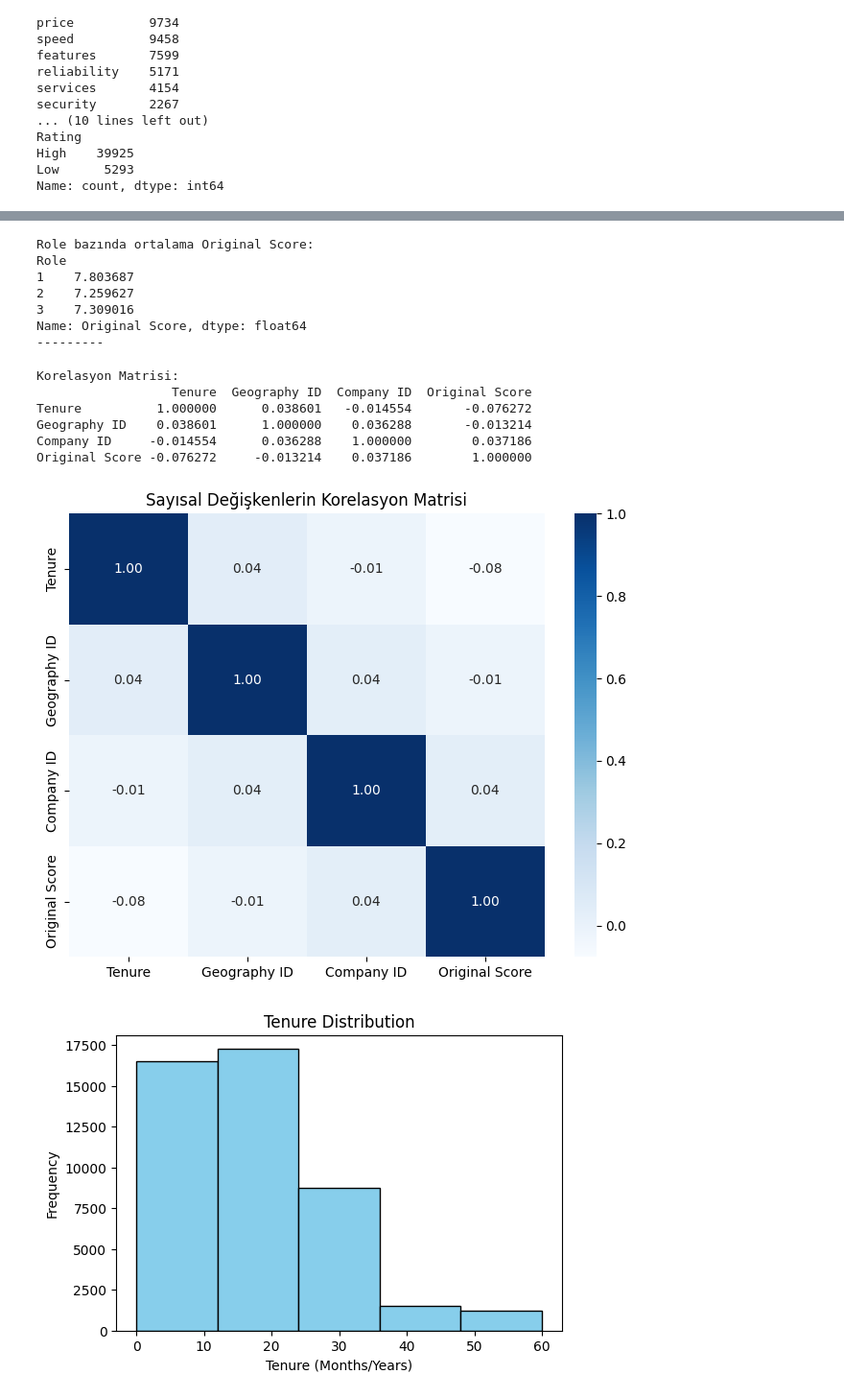
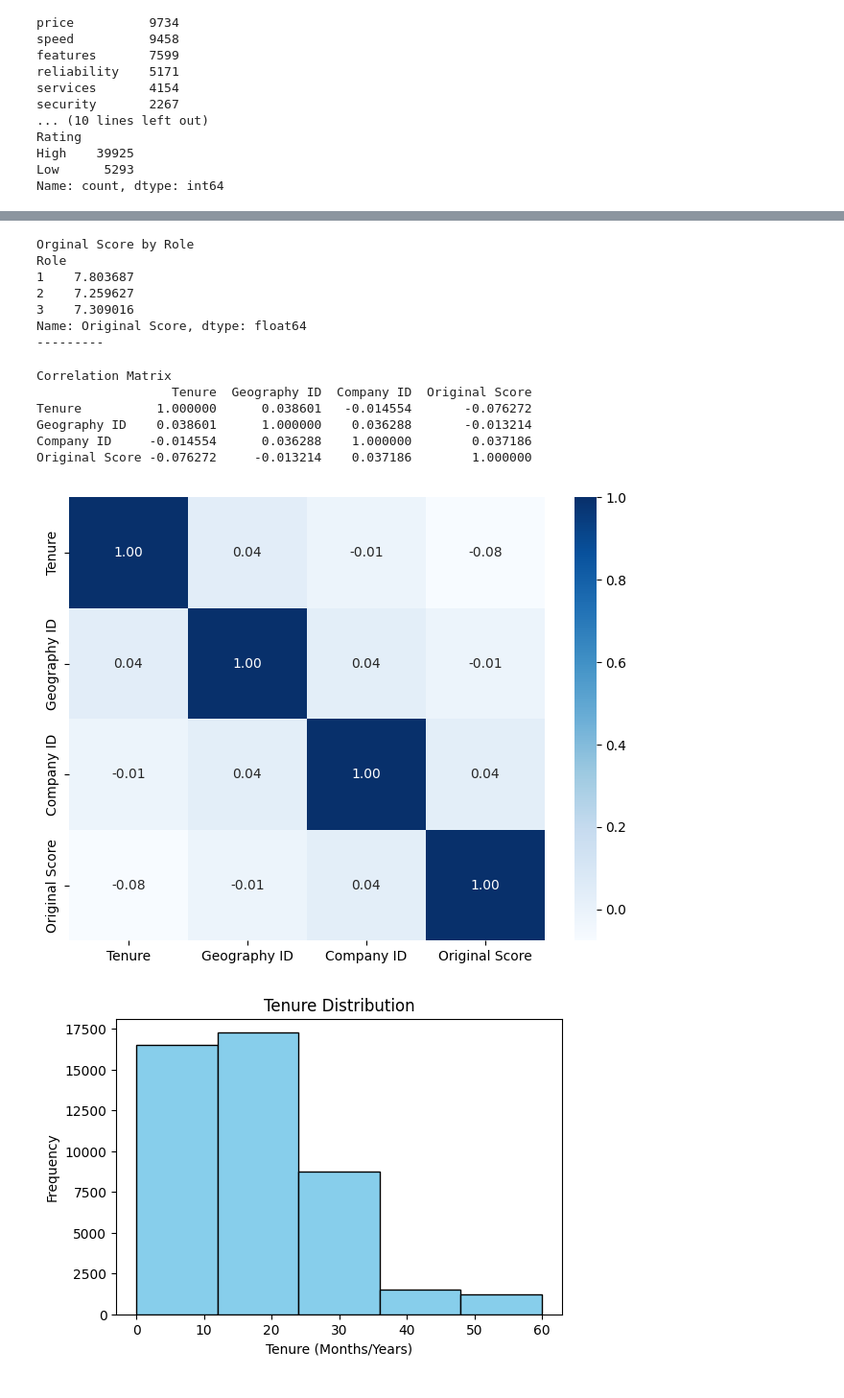
Before and after one commit to nihad-rusanov/EtaVista_Task, a Jupyter notebook: Data Analysis and Visualization Task/anlysis_task_solution.ipynb, the cells around one changed output, grey strips where cells are left out. Shown: that part at 96% size. Cells and saved outputs as stored; diff of their text form; code cells hidden in the pictures.

```diff
--- a/Data Analysis and Visualization Task/anlysis_task_solution.ipynb
+++ b/Data Analysis and Visualization Task/anlysis_task_solution.ipynb
@@ -133,10 +133,10 @@ plt.show()
 # %%
 avg_score_by_role = customer_feedback.groupby('Role')['Original Score'].mean()
-print("Role bazında ortalama Original Score:")
+print("Orginal Score by Role")
 print(avg_score_by_role)
 print("---------")
 # %% [output]
-Role bazında ortalama Original Score:
+Orginal Score by Role
 Role
 1    7.803687
 2    7.259627
@@ -146,26 +146,25 @@ Name: Original Score, dtype: float64
 # %%
 import seaborn as sns
 import matplotlib.pyplot as plt
 
 numeric_cols = ['Tenure', 'Geography ID', 'Company ID', 'Original Score']
 corr_matrix = customer_feedback[numeric_cols].corr()
 
-print("Korelasyon Matrisi:")
+print("Correlation Matrix")
 print(corr_matrix)
 
 
 plt.figure(figsize=(8, 6))  # Isı haritasının boyutu
 sns.heatmap(corr_matrix, annot=True, cmap='Blues', fmt=".2f")
-plt.title("Sayısal Değişkenlerin Korelasyon Matrisi")
 plt.show()
 # %% [output]
-Korelasyon Matrisi:
+Correlation Matrix
                   Tenure  Geography ID  Company ID  Original Score
 Tenure          1.000000      0.038601   -0.014554       -0.076272
 Geography ID    0.038601      1.000000    0.036288       -0.013214
 Company ID     -0.014554      0.036288    1.000000        0.037186
 Original Score -0.076272     -0.013214    0.037186        1.000000
-[figure, old version]
+[figure, new version]
 # %%
 import matplotlib.pyplot as plt
 
```
Also changed, not shown: parts of 3 cells of this notebook.
